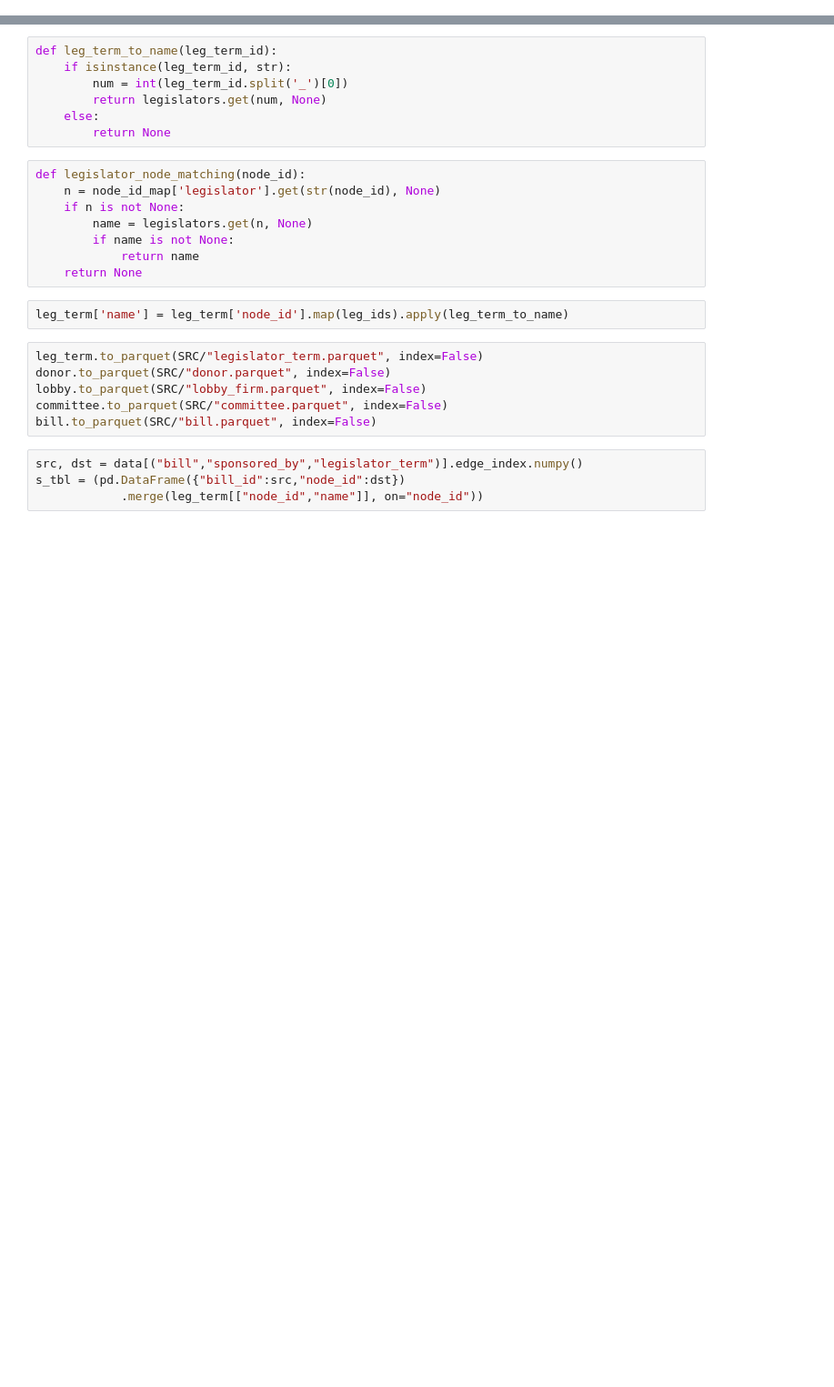
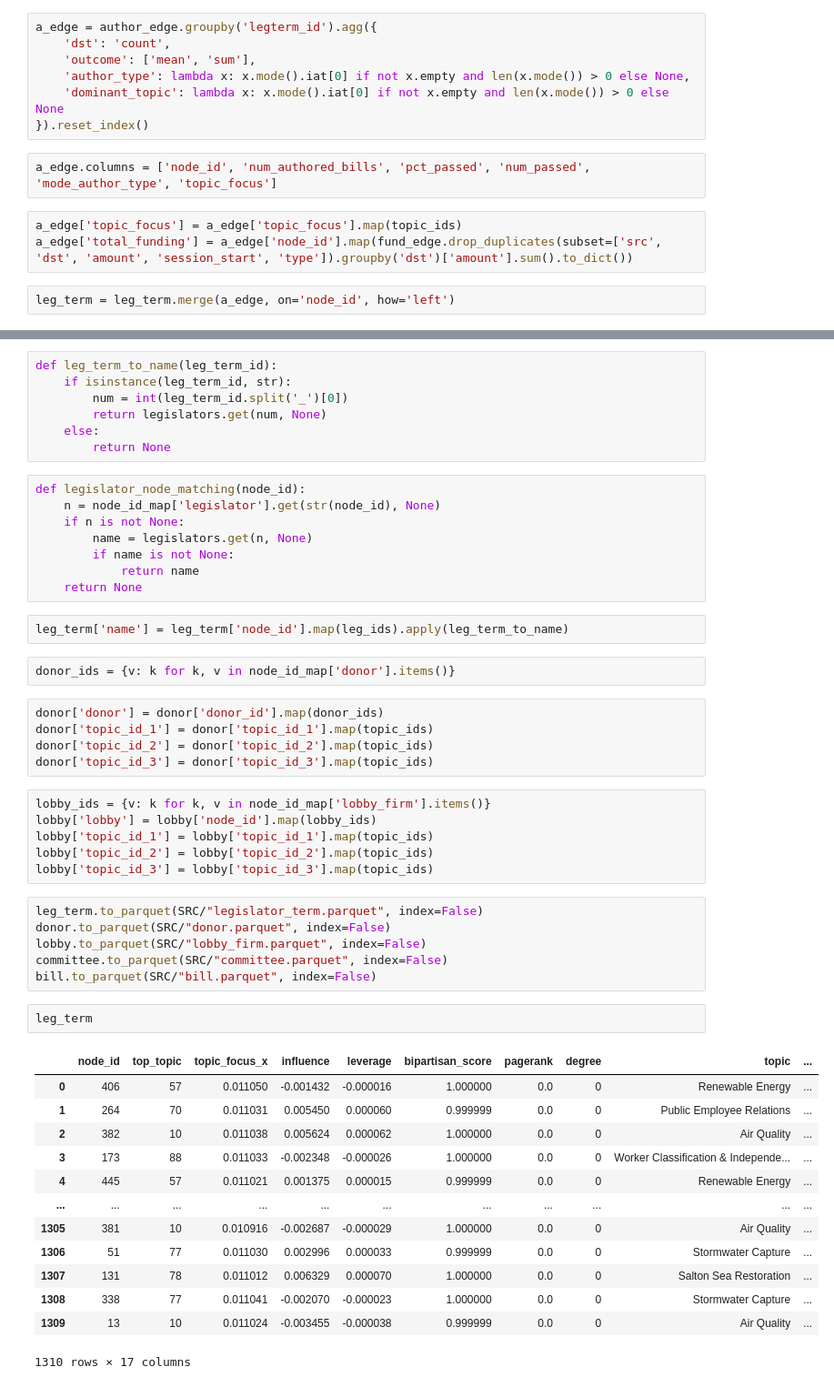
Before and after one commit to emeliasprott/Capstone, a Jupyter notebook: dashboard/backend/scripts/backend.ipynb, the cells around one changed output, grey strips where cells are left out. Shown: that part at 91% size. Saved outputs shown, nothing was run; the diff lists cells and outputs as text; blank space fills up the shorter version.

```diff
--- a/dashboard/backend/scripts/backend.ipynb
+++ b/dashboard/backend/scripts/backend.ipynb
@@ -356,3 +483,17 @@ fund_edge = fund_edge.merge(leg_map, on="legterm_id", how="left")
+# %%
+a_edge = author_edge.groupby('legterm_id').agg({
+    'dst': 'count',
+    'outcome': ['mean', 'sum'],
+    'author_type': lambda x: x.mode().iat[0] if not x.empty and len(x.mode()) > 0 else None,
+    'dominant_topic': lambda x: x.mode().iat[0] if not x.empty and len(x.mode()) > 0 else None
+}).reset_index()
+# %%
+a_edge.columns = ['node_id', 'num_authored_bills', 'pct_passed', 'num_passed', 'mode_author_type', 'topic_focus']
+# %%
+a_edge['topic_focus'] = a_edge['topic_focus'].map(topic_ids)
+a_edge['total_funding'] = a_edge['node_id'].map(fund_edge.drop_duplicates(subset=['src', 'dst', 'amount', 'session_start', 'type']).groupby('dst')['amount'].sum().to_dict())
+# %%
+leg_term = leg_term.merge(a_edge, on='node_id', how='left')
 # %%
 bill['year'] = bill.intro_date.dt.year
 bill['session'] = bill.apply(lambda x: (x.year - 1 if x.year % 2 == 0 else x.year) if pd.notnull(x.year) else np.nan, axis=1).astype('Int64')
@@ -452,13 +610,38 @@ def legislator_node_matching(node_id):
     return None
 # %%
 leg_term['name'] = leg_term['node_id'].map(leg_ids).apply(leg_term_to_name)
+# %%
+donor_ids = {v: k for k, v in node_id_map['donor'].items()}
+# %%
+donor['donor'] = donor['donor_id'].map(donor_ids)
+donor['topic_id_1'] = donor['topic_id_1'].map(topic_ids)
+donor['topic_id_2'] = donor['topic_id_2'].map(topic_ids)
+donor['topic_id_3'] = donor['topic_id_3'].map(topic_ids)
+# %%
+lobby_ids = {v: k for k, v in node_id_map['lobby_firm'].items()}
+lobby['lobby'] = lobby['node_id'].map(lobby_ids)
+lobby['topic_id_1'] = lobby['topic_id_1'].map(topic_ids)
+lobby['topic_id_2'] = lobby['topic_id_2'].map(topic_ids)
+lobby['topic_id_3'] = lobby['topic_id_3'].map(topic_ids)
 # %%
 leg_term.to_parquet(SRC/"legislator_term.parquet", index=False)
 donor.to_parquet(SRC/"donor.parquet", index=False)
 lobby.to_parquet(SRC/"lobby_firm.parquet", index=False)
 committee.to_parquet(SRC/"committee.parquet", index=False)
 bill.to_parquet(SRC/"bill.parquet", index=False)
-# %%
-src, dst = data[("bill","sponsored_by","legislator_term")].edge_index.numpy()
-s_tbl = (pd.DataFrame({"bill_id":src,"node_id":dst})
-            .merge(leg_term[["node_id","name"]], on="node_id"))
+# %%
+leg_term
+# %% [output]
+|  | node_id | top_topic | topic_focus_x | influence | leverage | bipartisan_score | pagerank | degree | topic | ... |
+| 0 | 406 | 57 | 0.011050 | -0.001432 | -0.000016 | 1.000000 | 0.0 | 0 | Renewable Energy | ... |
+| 1 | 264 | 70 | 0.011031 | 0.005450 | 0.000060 | 0.999999 | 0.0 | 0 | Public Employee Relations | ... |
+| 2 | 382 | 10 | 0.011038 | 0.005624 | 0.000062 | 1.000000 | 0.0 | 0 | Air Quality | ... |
+| 3 | 173 | 88 | 0.011033 | -0.002348 | -0.000026 | 1.000000 | 0.0 | 0 | Worker Classification & Independe... | ... |
+| 4 | 445 | 57 | 0.011021 | 0.001375 | 0.000015 | 0.999999 | 0.0 | 0 | Renewable Energy | ... |
+| ... | ... | ... | ... | ... | ... | ... | ... | ... | ... | ... |
+| 1305 | 381 | 10 | 0.010916 | -0.002687 | -0.000029 | 1.000000 | 0.0 | 0 | Air Quality | ... |
+| 1306 | 51 | 77 | 0.011030 | 0.002996 | 0.000033 | 0.999999 | 0.0 | 0 | Stormwater Capture | ... |
+| 1307 | 131 | 78 | 0.011012 | 0.006329 | 0.000070 | 1.000000 | 0.0 | 0 | Salton Sea Restoration | ... |
+| 1308 | 338 | 77 | 0.011041 | -0.002070 | -0.000023 | 1.000000 | 0.0 | 0 | Stormwater Capture | ... |
+| 1309 | 13 | 10 | 0.011024 | -0.003455 | -0.000038 | 0.999999 | 0.0 | 0 | Air Quality | ... |
+1310 rows × 17 columns
```
Also changed, not shown: parts of 25 cells of this notebook, 4 other files.
